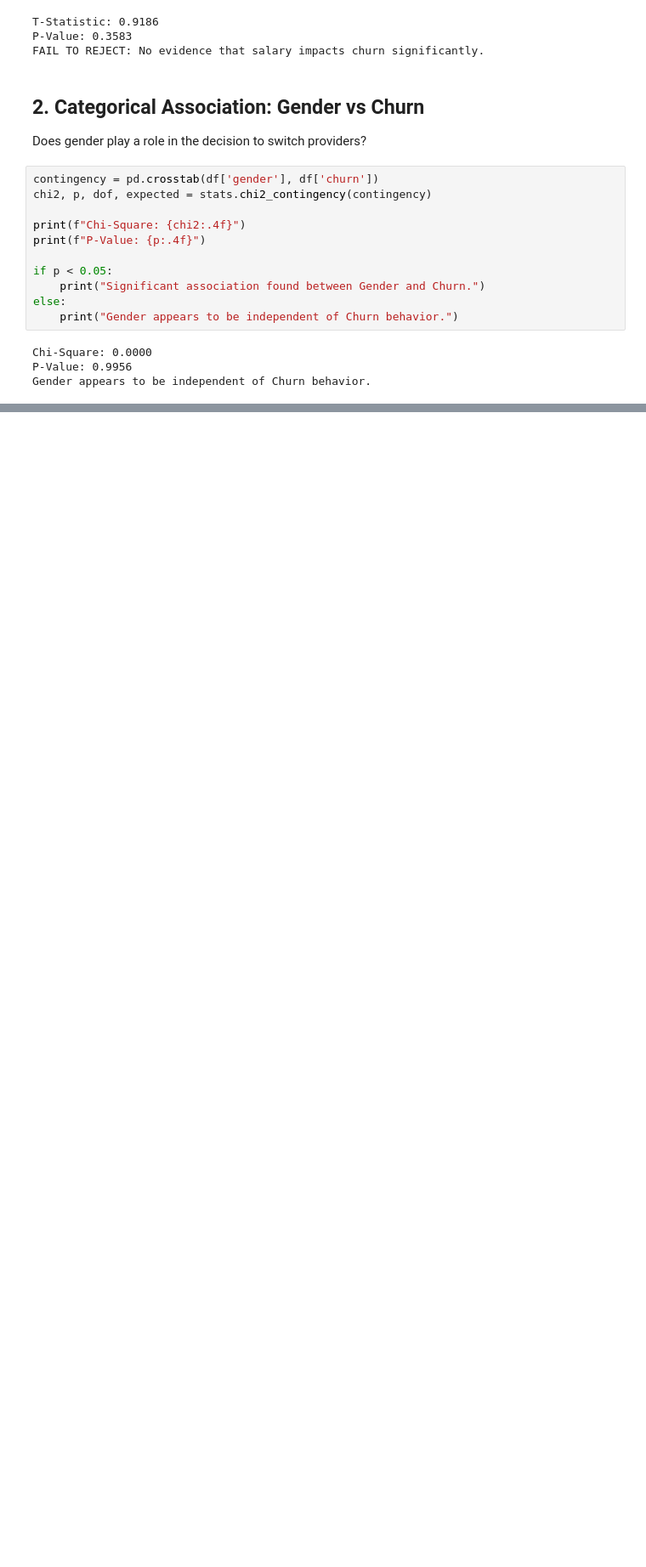
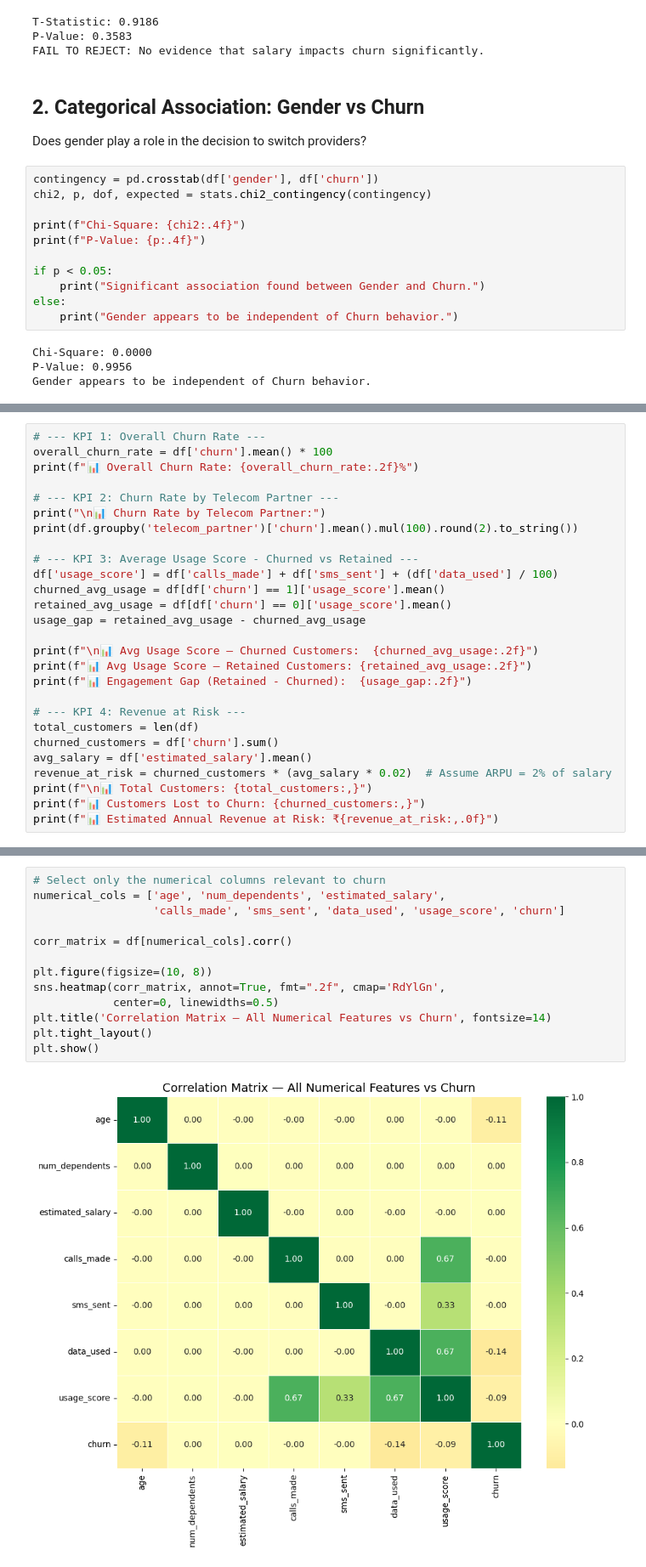
Before and after one commit to samiksha-jangid27/SectionC_G5_Telecom_Analytics, a Jupyter notebook: notebooks/04_statistical_analysis.ipynb, the cells around one changed output, grey strips where cells are left out. Shown at 85% size. Saved outputs shown, nothing was run; the diff lists cells and outputs as text; blank space fills up the shorter version.

Commit message:
Add statistical analysis: T-Tests, Chi-Square, KPIs, Correlation Heatmap, and Logistic Regression

```diff
--- a/notebooks/04_statistical_analysis.ipynb
+++ b/notebooks/04_statistical_analysis.ipynb
@@ -59,0 +100,27 @@ Gender appears to be independent of Churn behavior.
+# %%
+# --- KPI 1: Overall Churn Rate ---
+overall_churn_rate = df['churn'].mean() * 100
+print(f"📊 Overall Churn Rate: {overall_churn_rate:.2f}%")
+
+# --- KPI 2: Churn Rate by Telecom Partner ---
+print("\n📊 Churn Rate by Telecom Partner:")
+print(df.groupby('telecom_partner')['churn'].mean().mul(100).round(2).to_string())
+
+# --- KPI 3: Average Usage Score - Churned vs Retained ---
+df['usage_score'] = df['calls_made'] + df['sms_sent'] + (df['data_used'] / 100)
+churned_avg_usage = df[df['churn'] == 1]['usage_score'].mean()
+retained_avg_usage = df[df['churn'] == 0]['usage_score'].mean()
+usage_gap = retained_avg_usage - churned_avg_usage
+
+print(f"\n📊 Avg Usage Score — Churned Customers:  {churned_avg_usage:.2f}")
+print(f"📊 Avg Usage Score — Retained Customers: {retained_avg_usage:.2f}")
+print(f"📊 Engagement Gap (Retained - Churned):  {usage_gap:.2f}")
+
+# --- KPI 4: Revenue at Risk ---
+total_customers = len(df)
+churned_customers = df['churn'].sum()
+avg_salary = df['estimated_salary'].mean()
+revenue_at_risk = churned_customers * (avg_salary * 0.02)  # Assume ARPU = 2% of salary
+print(f"\n📊 Total Customers: {total_customers:,}")
+print(f"📊 Customers Lost to Churn: {churned_customers:,}")
+print(f"📊 Estimated Annual Revenue at Risk: ₹{revenue_at_risk:,.0f}")
@@ -59,0 +147,15 @@ Gender appears to be independent of Churn behavior.
+# %%
+# Select only the numerical columns relevant to churn
+numerical_cols = ['age', 'num_dependents', 'estimated_salary',
+                  'calls_made', 'sms_sent', 'data_used', 'usage_score', 'churn']
+
+corr_matrix = df[numerical_cols].corr()
+
+plt.figure(figsize=(10, 8))
+sns.heatmap(corr_matrix, annot=True, fmt=".2f", cmap='RdYlGn',
+            center=0, linewidths=0.5)
+plt.title('Correlation Matrix — All Numerical Features vs Churn', fontsize=14)
+plt.tight_layout()
+plt.show()
+# %% [output]
+[figure, added]
```
Also changed, not shown: parts of 7 cells of this notebook.
